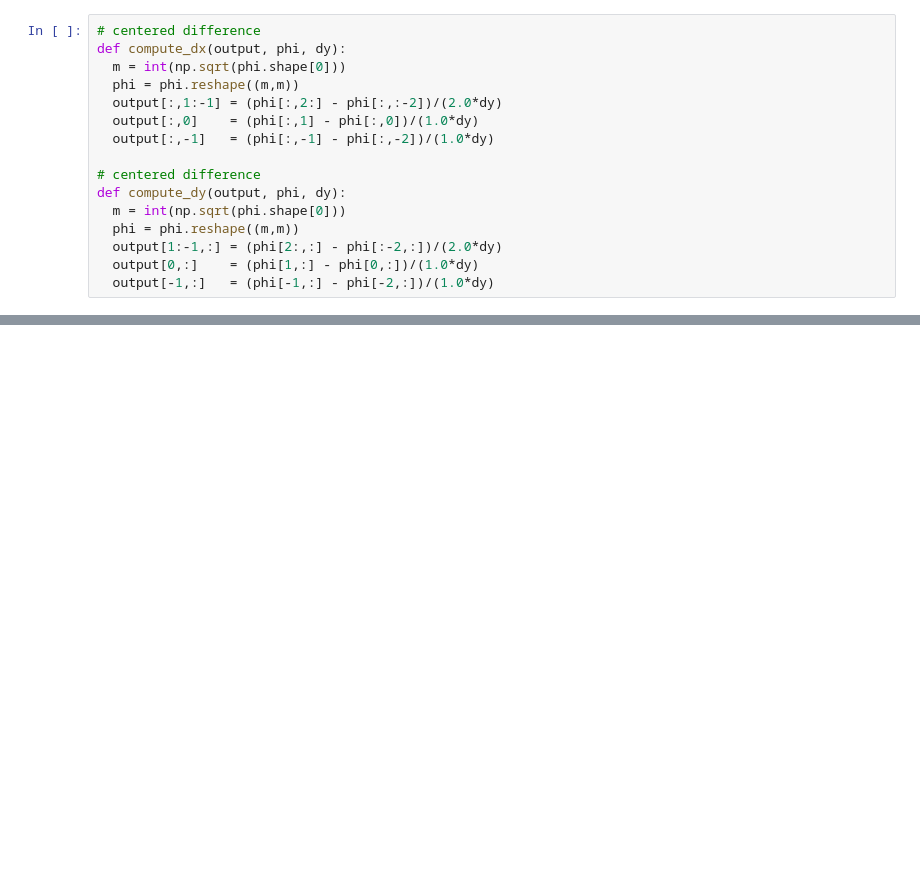
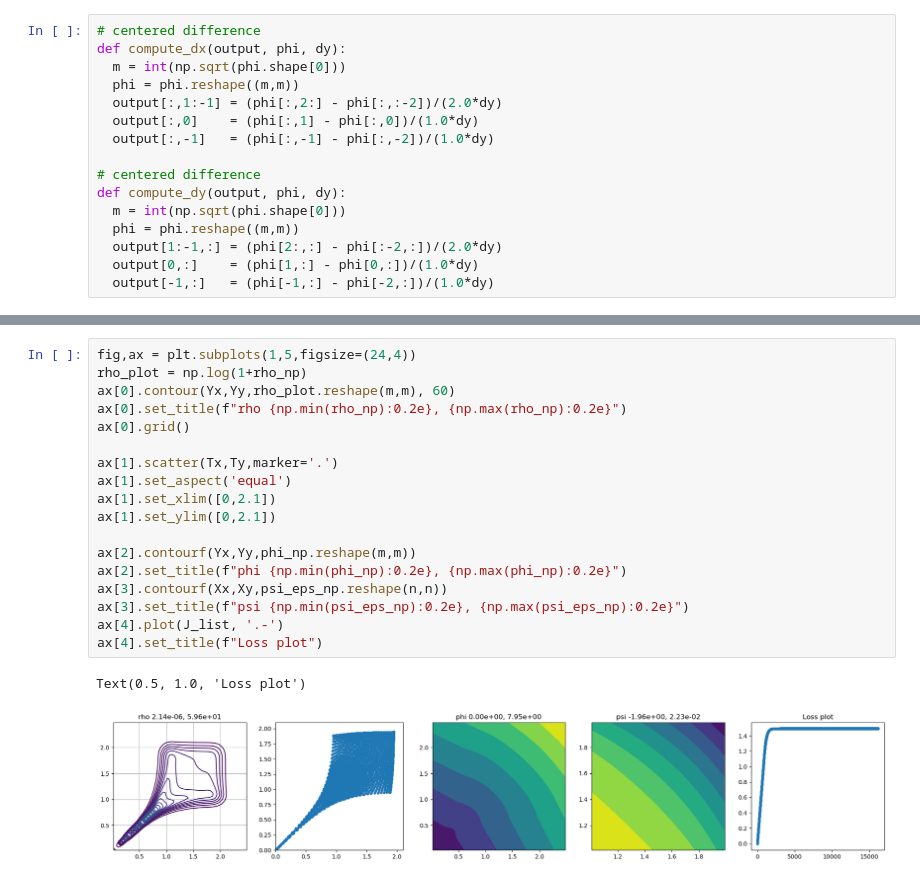
Before and after one commit to wonjunee/screening, a Jupyter notebook: python/screening_entropic.ipynb, the cells around one changed output, grey strips where cells are left out. Cells and saved outputs as stored; diff of their text form; blank space fills up the shorter version.

```diff
--- a/python/screening_entropic.ipynb
+++ b/python/screening_entropic.ipynb
@@ -403,3 +382,24 @@ KeyboardInterrupt:
+# %%
+fig,ax = plt.subplots(1,5,figsize=(24,4))
+rho_plot = np.log(1+rho_np)
+ax[0].contour(Yx,Yy,rho_plot.reshape(m,m), 60)
+ax[0].set_title(f"rho {np.min(rho_np):0.2e}, {np.max(rho_np):0.2e}")
+ax[0].grid()
+
+ax[1].scatter(Tx,Ty,marker='.')
+ax[1].set_aspect('equal')
+ax[1].set_xlim([0,2.1])
+ax[1].set_ylim([0,2.1])
+
+ax[2].contourf(Yx,Yy,phi_np.reshape(m,m))
+ax[2].set_title(f"phi {np.min(phi_np):0.2e}, {np.max(phi_np):0.2e}")
+ax[3].contourf(Xx,Xy,psi_eps_np.reshape(n,n))
+ax[3].set_title(f"psi {np.min(psi_eps_np):0.2e}, {np.max(psi_eps_np):0.2e}")
+ax[4].plot(J_list, '.-')
+ax[4].set_title(f"Loss plot")
+# %% [output]
+Text(0.5, 1.0, 'Loss plot')
+[figure, added]
 # %%
 import glob
 import cv2
```
Also changed, not shown: parts of 6 cells of this notebook, 2 other files.
